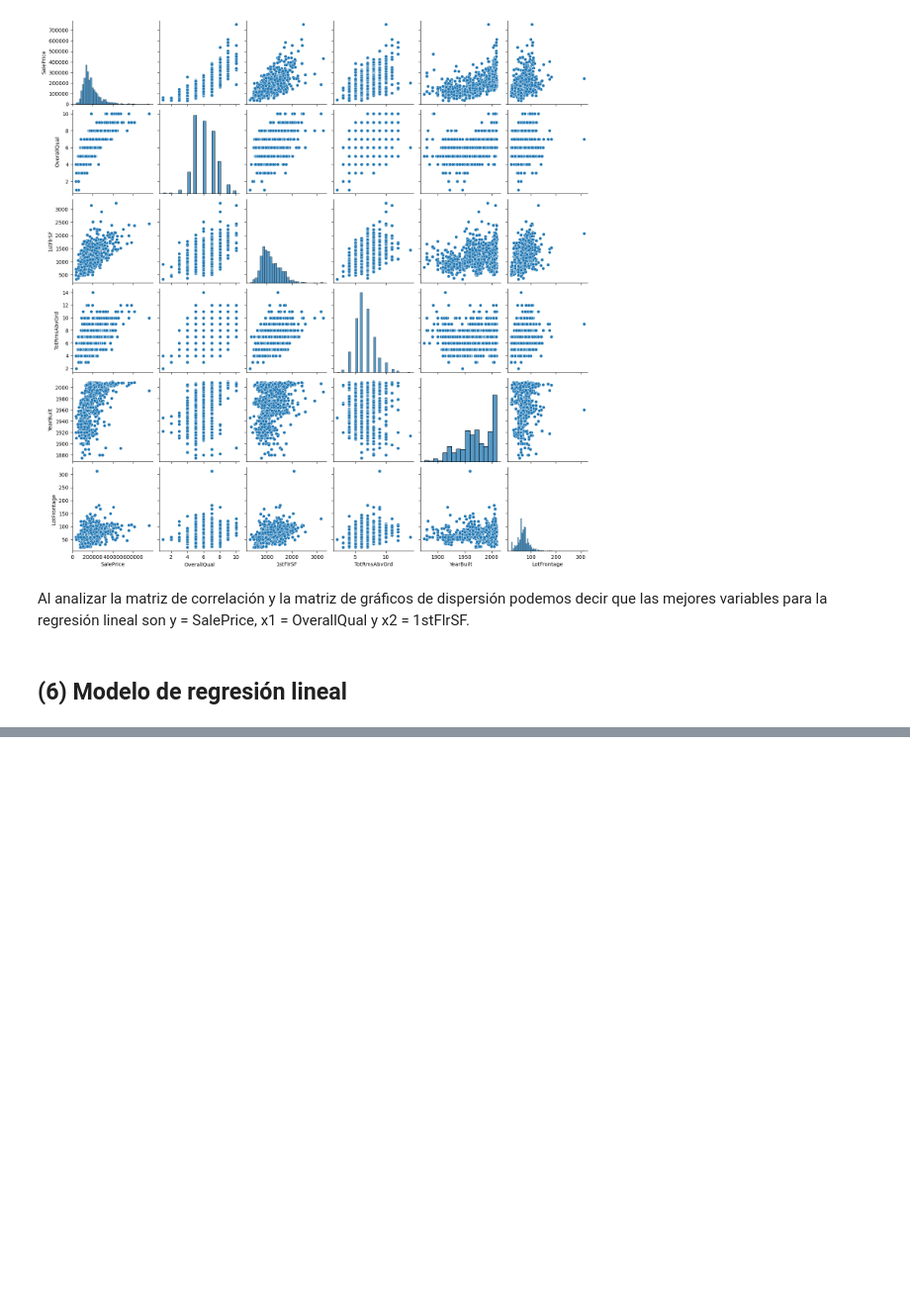
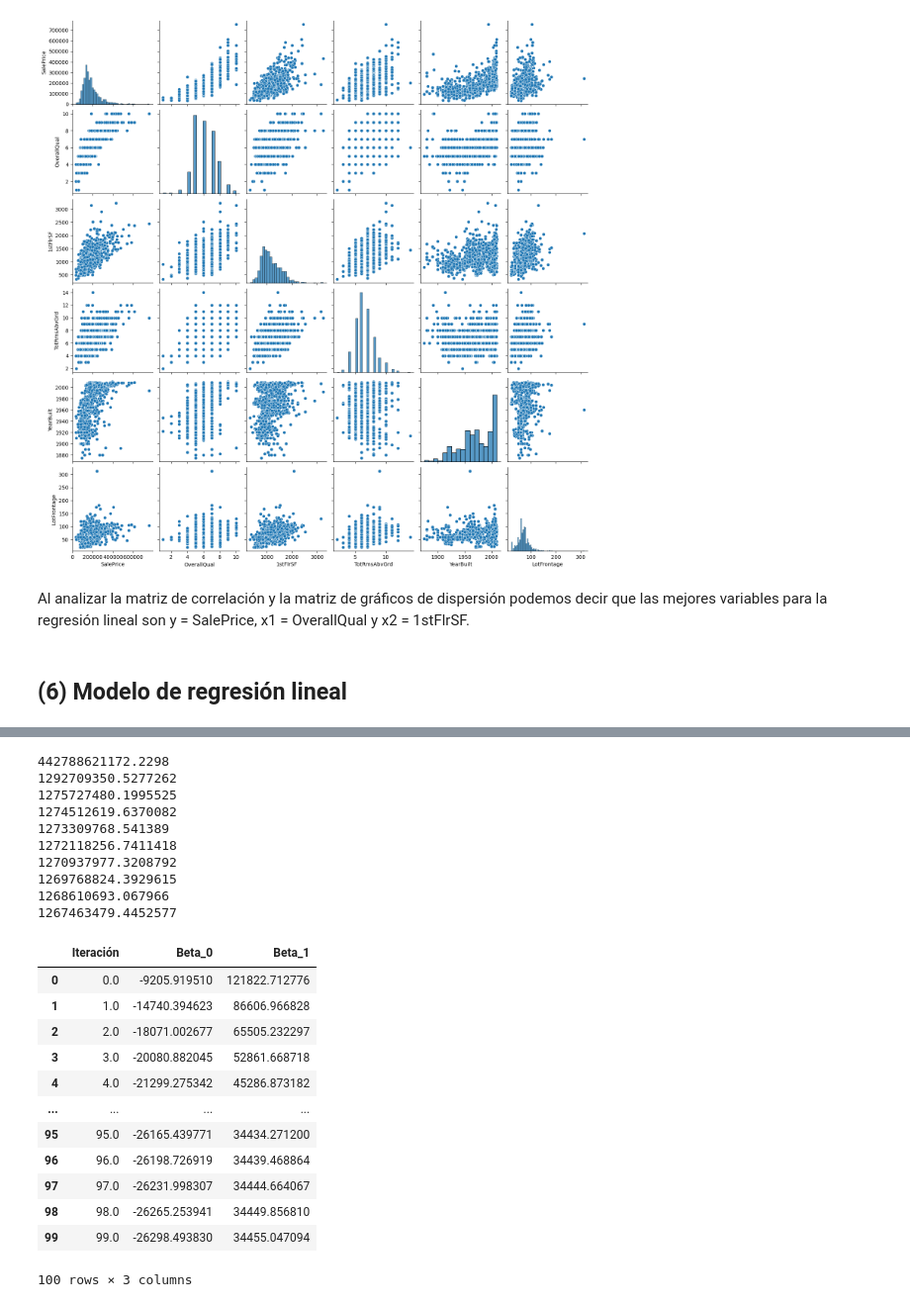
Before and after one commit to cristoforo93/Proyecto1, a Jupyter notebook: proy1.ipynb, the cells around one changed output, grey strips where cells are left out. Shown at 99% size. Cells and saved outputs as stored; diff of their text form; code cells hidden in the pictures; blank space fills up the shorter version.

```diff
--- a/proy1.ipynb
+++ b/proy1.ipynb
@@ -212,0 +214,33 @@ TypeError: Cannot interpret 'range(0, 1000)' as a data type
+# %%
+Modelo = reglin(entrenamiento['OverallQual'],entrenamiento['SalePrice'],100,10,0.01)[0]
+
+df_modelo = pd.DataFrame.from_dict(Modelo,
+                                   orient='index',
+                                   columns=['Iteración',
+                                            'Beta_0',
+                                            'Beta_1'])
+df_modelo
+# %% [output]
+442788621172.2298
+1292709350.5277262
+1275727480.1995525
+1274512619.6370082
+1273309768.541389
+1272118256.7411418
+1270937977.3208792
+1269768824.3929615
+1268610693.067966
+1267463479.4452577
+|  | Iteración | Beta_0 | Beta_1 |
+| 0 | 0.0 | -9205.919510 | 121822.712776 |
+| 1 | 1.0 | -14740.394623 | 86606.966828 |
+| 2 | 2.0 | -18071.002677 | 65505.232297 |
+| 3 | 3.0 | -20080.882045 | 52861.668718 |
+| 4 | 4.0 | -21299.275342 | 45286.873182 |
+| ... | ... | ... | ... |
+| 95 | 95.0 | -26165.439771 | 34434.271200 |
+| 96 | 96.0 | -26198.726919 | 34439.468864 |
+| 97 | 97.0 | -26231.998307 | 34444.664067 |
+| 98 | 98.0 | -26265.253941 | 34449.856810 |
+| 99 | 99.0 | -26298.493830 | 34455.047094 |
+100 rows × 3 columns
```
Also changed, not shown: parts of 5 cells of this notebook.
